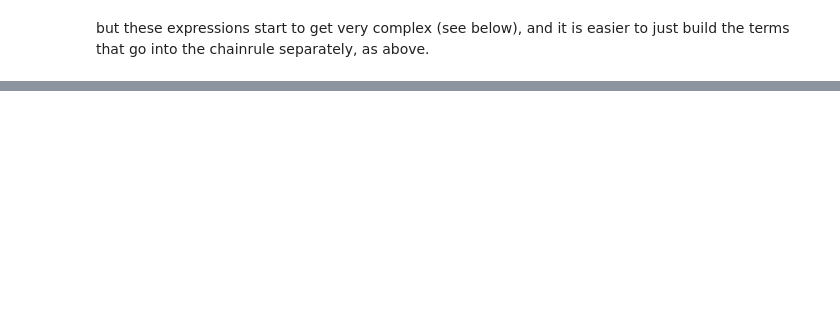
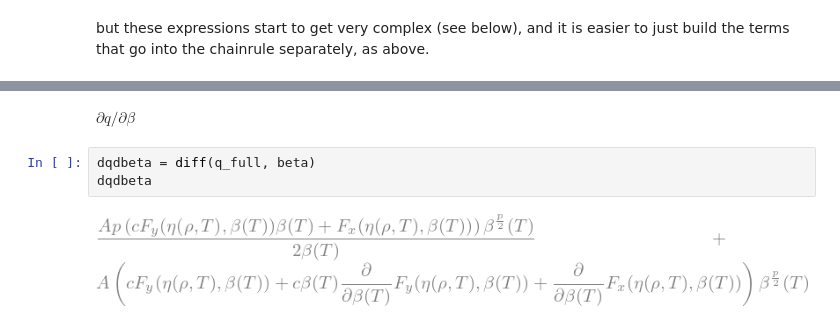
Before and after one commit to zingale/electron_positron_cxx, a Jupyter notebook: degenerate_derivatives.ipynb, the cells around one changed output, grey strips where cells are left out. Cells and saved outputs as stored; diff of their text form; blank space fills up the shorter version.

```diff
--- a/degenerate_derivatives.ipynb
+++ b/degenerate_derivatives.ipynb
@@ -471,0 +520,7 @@ simplify(dpe_dT)
+# %% [markdown]
+$\partial q/\partial \beta$
+# %%
+dqdbeta = diff(q_full, beta)
+dqdbeta
+# %% [output]
+[figure, added]
```
Also changed, not shown: parts of 30 cells of this notebook, 3 other files.
